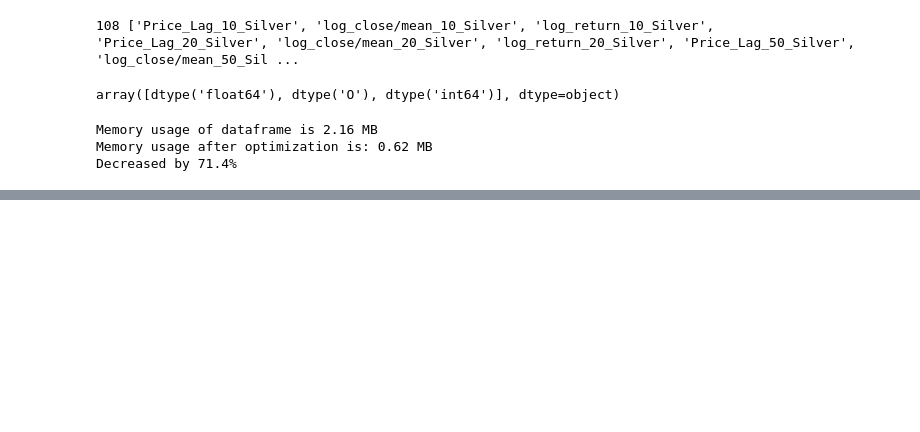
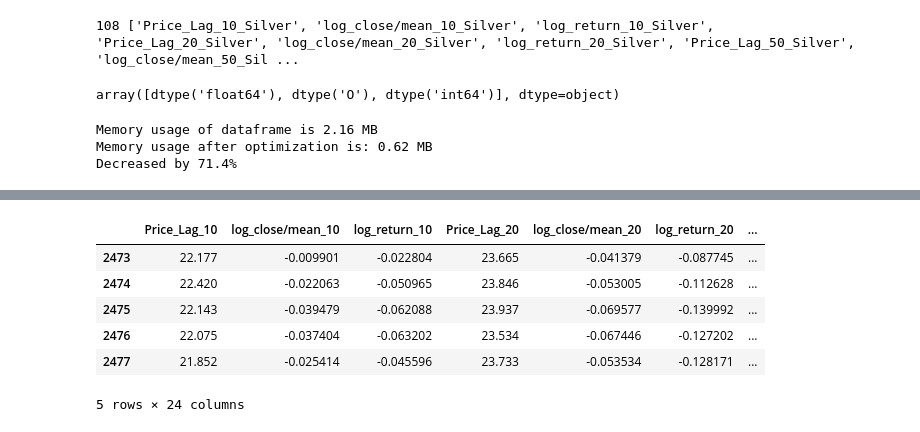
Before and after one commit to sebastiantare/silvergoldforecasting, a Jupyter notebook: inference.ipynb, the cells around one changed output, grey strips where cells are left out. Cells and saved outputs as stored; diff of their text form; code cells hidden in the pictures; blank space fills up the shorter version.

```diff
--- a/inference.ipynb
+++ b/inference.ipynb
@@ -208,0 +234,37 @@ date_df
+# %%
+"""
+train_merged:
+    Price, Date, Year, Month, WeekNumber, other features...
+"""
+
+def getNewDataPoint(df, prediction):
+    next_date = getNextDates(df).loc[0]
+    new_df = pd.DataFrame({'Price': prediction, 'Date': next_date})
+    return new_df.reset_index(drop=True)
+
+def mergeInfer(df, one_line):
+    df = pd.concat([df, one_line], axis=0)
+    df = df.iloc[1:]
+    return df.reset_index(drop=True)
+
+def getInferenceSubset(df_infer, test_size, prediction = None):
+    df_result = pd.DataFrame()
+    if prediction:
+        # After prediction
+        df_result = get_features(mergeInfer(df_infer[['Date', 'Price']], getNewDataPoint(df_infer, prediction)))[-test_size:]
+    else:
+        # First time
+        df_result = get_features(df_infer[['Date', 'Price']])[-test_size:]
+    return df_result.drop(columns=['Price', 'Date'])
+
+def updateDFMetals(df_metals, predictions):
+    df_hist = [x.copy() for x in df_metals]
+    next_date = getNextDates(df_hist[0]).loc[0]
+    for i in range(len(df_hist)):
+        new_df = pd.DataFrame({"Price": predictions[names[i]], 'Date': next_date})
+        df_hist[i] = pd.concat([df_hist[i], new_df], axis=0).reset_index(drop=True)
+        df_hist[i].reset_index(drop=True)
+    return df_hist
+# %%
+test_size = df_silver.shape[0] // n_fold
+test_size
@@ -208,0 +291,14 @@ date_df
+# %%
+df_metals = [df_silver, df_gold, df_copper, df_palladium, df_platinum]
+# %%
+df_metals_inference = [getInferenceSubset(x, test_size) for x in df_metals]
+# %%
+df_metals_inference[0].tail()
+# %% [output]
+|  | Price_Lag_10 | log_close/mean_10 | log_return_10 | Price_Lag_20 | log_close/mean_20 | log_return_20 | ... |
+| 2473 | 22.177 | -0.009901 | -0.022804 | 23.665 | -0.041379 | -0.087745 | ... |
+| 2474 | 22.420 | -0.022063 | -0.050965 | 23.846 | -0.053005 | -0.112628 | ... |
+| 2475 | 22.143 | -0.039479 | -0.062088 | 23.937 | -0.069577 | -0.139992 | ... |
+| 2476 | 22.075 | -0.037404 | -0.063202 | 23.534 | -0.067446 | -0.127202 | ... |
+| 2477 | 21.852 | -0.025414 | -0.045596 | 23.733 | -0.053534 | -0.128171 | ... |
+5 rows × 24 columns
```
Also changed, not shown: parts of 19 cells of this notebook, 5 other files.
